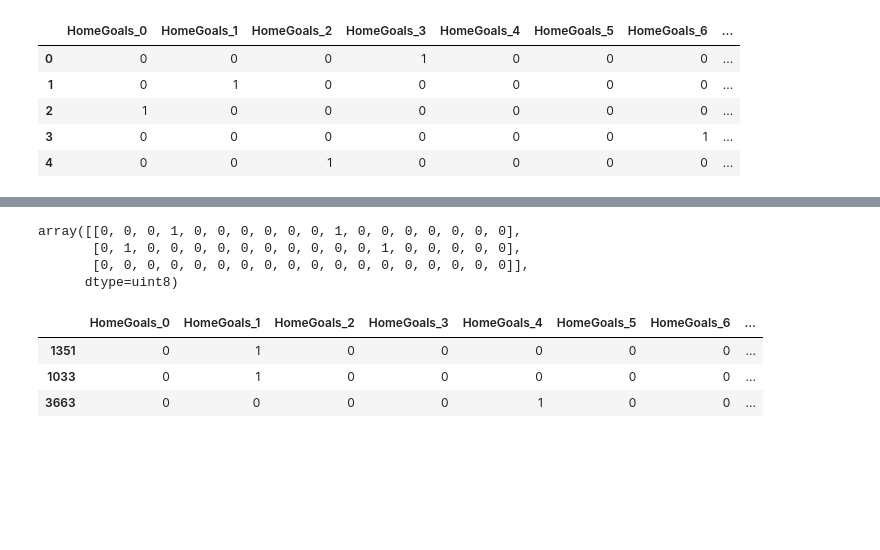
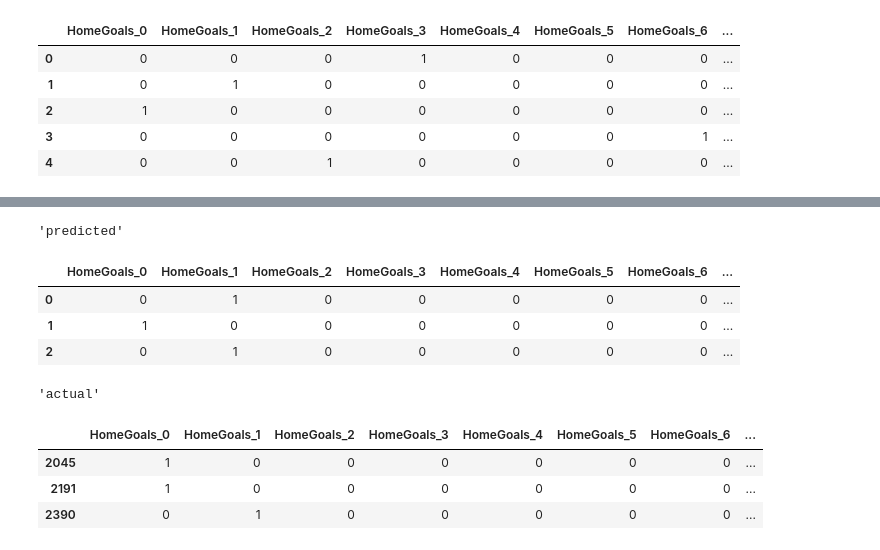
Before and after one commit to runirudh/EPLstats, a Jupyter notebook: epl1.ipynb, the cells around one changed output, grey strips where cells are left out. Saved outputs shown, nothing was run; the diff lists cells and outputs as text; code cells hidden in the pictures; blank space fills up the shorter version.

```diff
--- a/epl1.ipynb
+++ b/epl1.ipynb
@@ -730,16 +730,18 @@ treemodel = tree.fit(xtrain, ytrain)
 # %%
 ypred = treemodel.predict(xtest)
 # %%
-display(ypred[:3],ytest[:3])
+display('predicted',pd.DataFrame(ypred[:3], columns=ytest[:3].columns),'actual',ytest[:3])
 # %% [output]
-array([[0, 0, 0, 1, 0, 0, 0, 0, 0, 0, 1, 0, 0, 0, 0, 0, 0, 0],
-       [0, 1, 0, 0, 0, 0, 0, 0, 0, 0, 0, 0, 1, 0, 0, 0, 0, 0],
-       [0, 0, 0, 0, 0, 0, 0, 0, 0, 0, 0, 0, 0, 0, 0, 0, 0, 0]],
-      dtype=uint8)
+'predicted'
 |  | HomeGoals_0 | HomeGoals_1 | HomeGoals_2 | HomeGoals_3 | HomeGoals_4 | HomeGoals_5 | HomeGoals_6 | ... |
-| 1351 | 0 | 1 | 0 | 0 | 0 | 0 | 0 | ... |
-| 1033 | 0 | 1 | 0 | 0 | 0 | 0 | 0 | ... |
-| 3663 | 0 | 0 | 0 | 0 | 1 | 0 | 0 | ... |
+| 0 | 0 | 1 | 0 | 0 | 0 | 0 | 0 | ... |
+| 1 | 1 | 0 | 0 | 0 | 0 | 0 | 0 | ... |
+| 2 | 0 | 1 | 0 | 0 | 0 | 0 | 0 | ... |
+'actual'
+|  | HomeGoals_0 | HomeGoals_1 | HomeGoals_2 | HomeGoals_3 | HomeGoals_4 | HomeGoals_5 | HomeGoals_6 | ... |
+| 2045 | 1 | 0 | 0 | 0 | 0 | 0 | 0 | ... |
+| 2191 | 1 | 0 | 0 | 0 | 0 | 0 | 0 | ... |
+| 2390 | 0 | 1 | 0 | 0 | 0 | 0 | 0 | ... |
 # %%
 perf = []
 for i in range(len(ytest.columns)):
```
Also changed, not shown: parts of 8 cells of this notebook.
